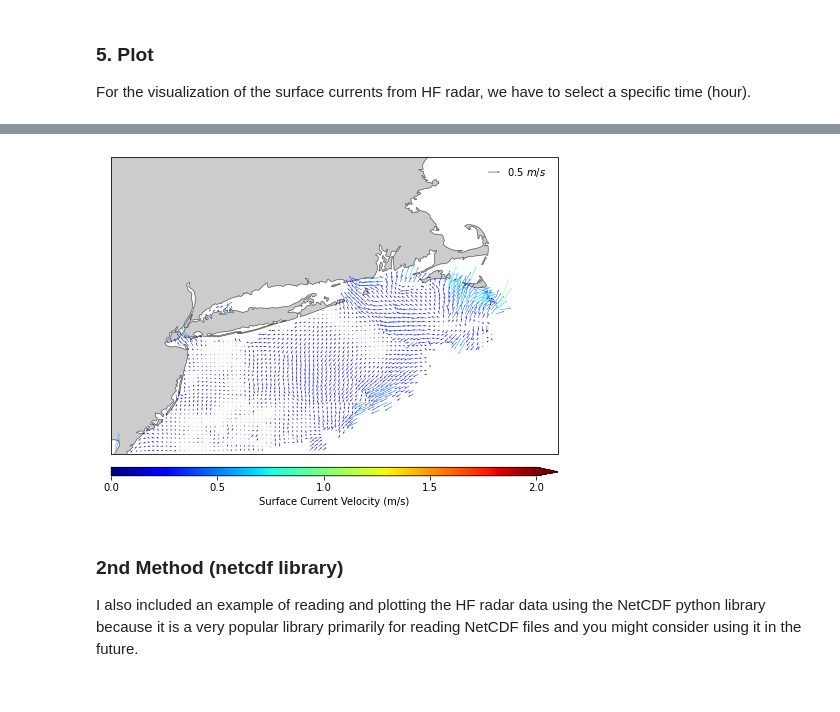
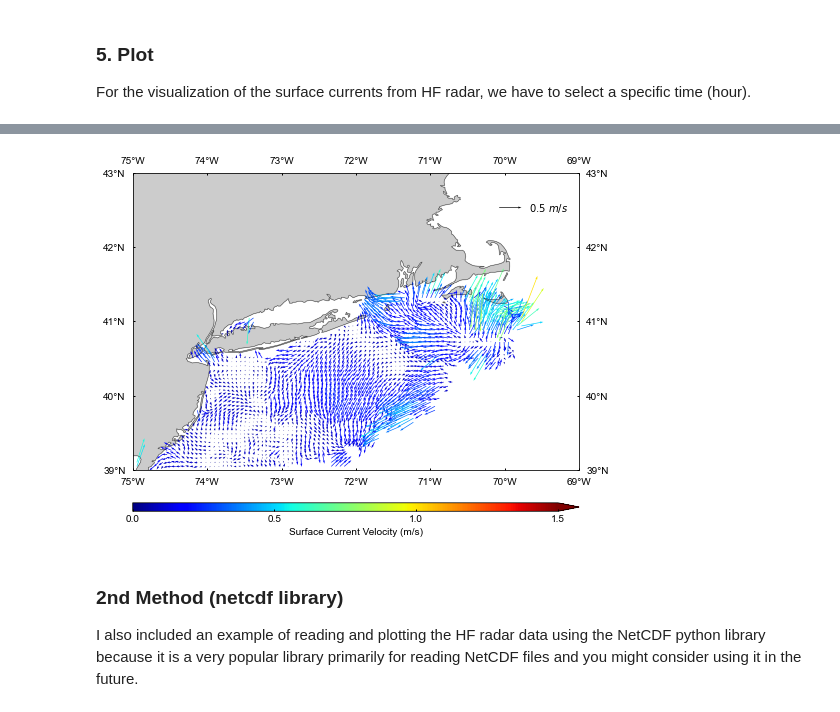
Before and after one commit to panmits86-zz/hf_radar_adcp_altimetry, a Jupyter notebook: HF_Radar.ipynb, the cells around one changed output, grey strips where cells are left out. Saved outputs shown, nothing was run; the diff lists cells and outputs as text; code cells hidden in the pictures.

```diff
--- a/HF_Radar.ipynb
+++ b/HF_Radar.ipynb
@@ -174,31 +175,50 @@ v_m = np.ma.masked_invalid(data1.v.values)
 # %%
 fig = plt.figure(figsize=(8,12))
 proj = ccrs.PlateCarree()
 ax=fig.add_subplot(1,1,1,projection=proj)
 ax.set_extent([-75, -69, 39, 43])
 
+mpl.rcParams['font.family'] = 'Arial'
+
+ax.xaxis.set_major_formatter(LongitudeFormatter())
+ax.yaxis.set_major_formatter(LatitudeFormatter())
+
+lon_ticks = [-75, -74, -73, -72, -71, -70, -69]
+lat_ticks = [39, 40, 41, 42, 43]
+
+ax.set_xticks(lon_ticks, crs=ccrs.PlateCarree())
+ax.set_yticks(lat_ticks, crs=ccrs.PlateCarree())
+
+ax.xaxis.set_tick_params(which='major', size=2., width=1, direction='in', top='on', pad=7)
+ax.yaxis.set_tick_params(which='major', size=2., width=1, direction='in', right='on',pad=7)
+
+ax.tick_params(labelleft=True,labelbottom=True,labeltop=True,labelright=True)
+
+
 ax.add_feature(cfeature.LAND.with_scale('10m'), color='grey', alpha=0.4)
 
 ax.coastlines(resolution='10m',linewidth=0.3)
 
-bounds = np.array([0.,0.5,1.,1.5,2.])
-norm = mpl.colors.Normalize(vmin=0., vmax=2.)
+bounds = np.array([0.,0.5,1.,1.5])
+norm = mpl.colors.Normalize(vmin=0., vmax=1.5)
 
 # plot current vectors
-cf=ax.quiver(x,y,data1.u,data1.v,data_m,cmap=plt.cm.jet,scale=19,width=.001,norm=norm)
+cf=ax.quiver(x,y,data1.u,data1.v,data_m,cmap=plt.cm.jet,scale=10,width=.0015,norm=norm)
 
 # add the scale for the currents magnitude
 qk = ax.quiverkey(cf, 0.8, 0.58, 0.5, label='$0.5 \ m/s$', labelpos='E',
                    coordinates='figure')
 
 # add colorbar
-cax,kw = mpl.colorbar.make_axes(ax,location='bottom',pad=0.02,aspect=50)
+cax,kw = mpl.colorbar.make_axes(ax,location='bottom',pad=0.05,aspect=50)
 out=fig.colorbar(cf,cax=cax,ticks=bounds,norm=norm,extend='max',**kw)
 out.set_label('Surface Current Velocity (m/s)',size=10)
+out.ax.tick_params(direction='in',size=2., width=1)
 
-plt.savefig('hf_radar.png', dpi=300, bbox_inches='tight')
+#plt.savefig('hf_radar.svg', format='svg', transparent=False, dpi=300, bbox_inches='tight')
+plt.savefig('hf_radar.png', format='png', transparent=False, dpi=300, bbox_inches='tight')
 # %% [output]
-[figure, old version]
+[figure, new version]
 # %% [markdown]
 ### 2nd Method (netcdf library)
 
```
Also changed, not shown: parts of 8 cells of this notebook.
